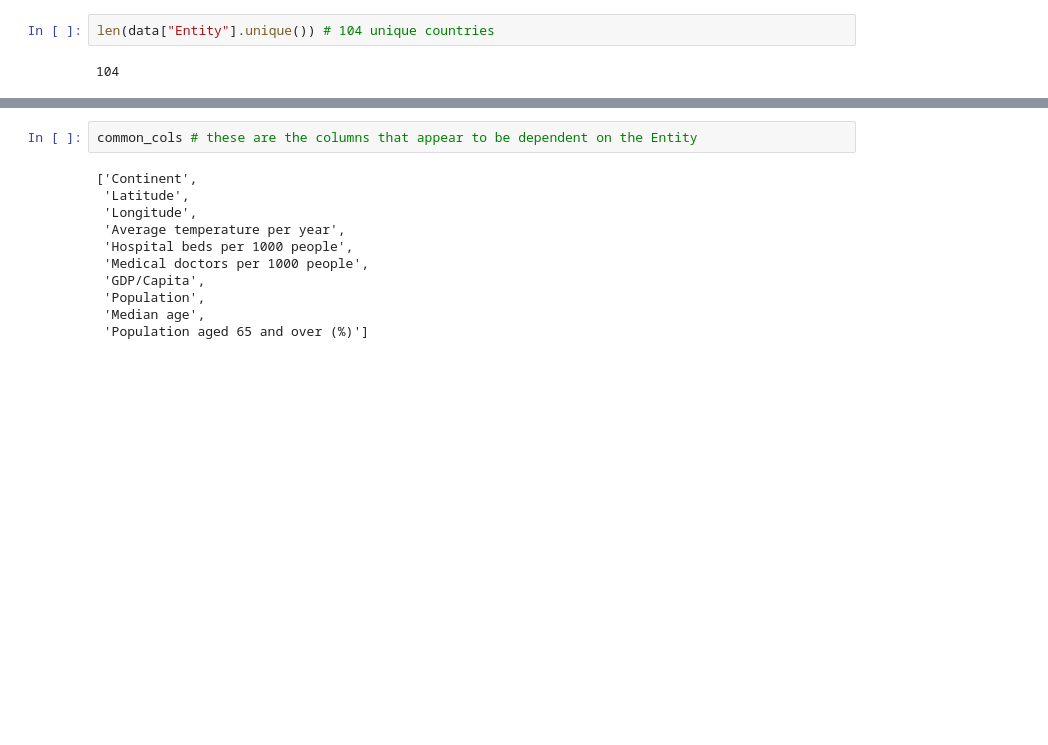
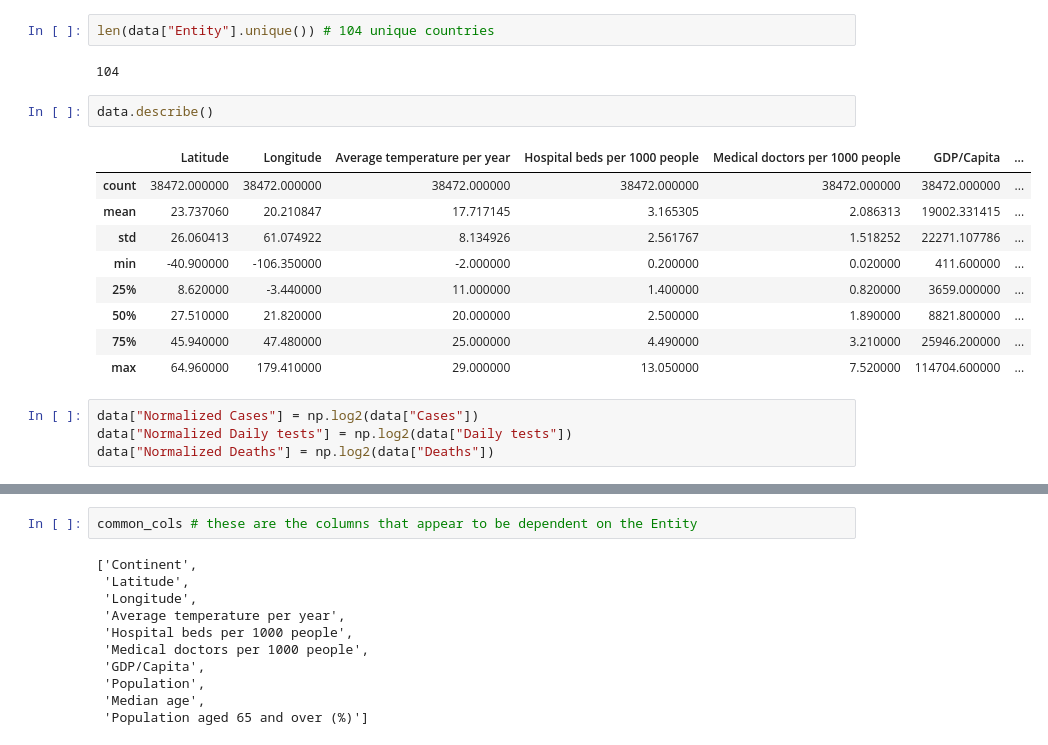
Before and after one commit to ManikaHennedige/COVID-Data-Exploration, a Jupyter notebook: data-exploration.ipynb, the cells around one changed output, grey strips where cells are left out. Cells and saved outputs as stored; diff of their text form; blank space fills up the shorter version.

```diff
--- a/data-exploration.ipynb
+++ b/data-exploration.ipynb
@@ -67,3 +67,19 @@ To adopt the future behavior and silence this warning, use
 len(data["Entity"].unique()) # 104 unique countries
 # %% [output]
 104
+# %%
+data.describe()
+# %% [output]
+|  | Latitude | Longitude | Average temperature per year | Hospital beds per 1000 people | Medical doctors per 1000 people | GDP/Capita | ... |
+| count | 38472.000000 | 38472.000000 | 38472.000000 | 38472.000000 | 38472.000000 | 38472.000000 | ... |
+| mean | 23.737060 | 20.210847 | 17.717145 | 3.165305 | 2.086313 | 19002.331415 | ... |
+| std | 26.060413 | 61.074922 | 8.134926 | 2.561767 | 1.518252 | 22271.107786 | ... |
+| min | -40.900000 | -106.350000 | -2.000000 | 0.200000 | 0.020000 | 411.600000 | ... |
+| 25% | 8.620000 | -3.440000 | 11.000000 | 1.400000 | 0.820000 | 3659.000000 | ... |
+| 50% | 27.510000 | 21.820000 | 20.000000 | 2.500000 | 1.890000 | 8821.800000 | ... |
+| 75% | 45.940000 | 47.480000 | 25.000000 | 4.490000 | 3.210000 | 25946.200000 | ... |
+| max | 64.960000 | 179.410000 | 29.000000 | 13.050000 | 7.520000 | 114704.600000 | ... |
+# %%
+data["Normalized Cases"] = np.log2(data["Cases"])
+data["Normalized Daily tests"] = np.log2(data["Daily tests"])
+data["Normalized Deaths"] = np.log2(data["Deaths"])
```
Also changed, not shown: parts of 13 cells of this notebook, 1 other file.
